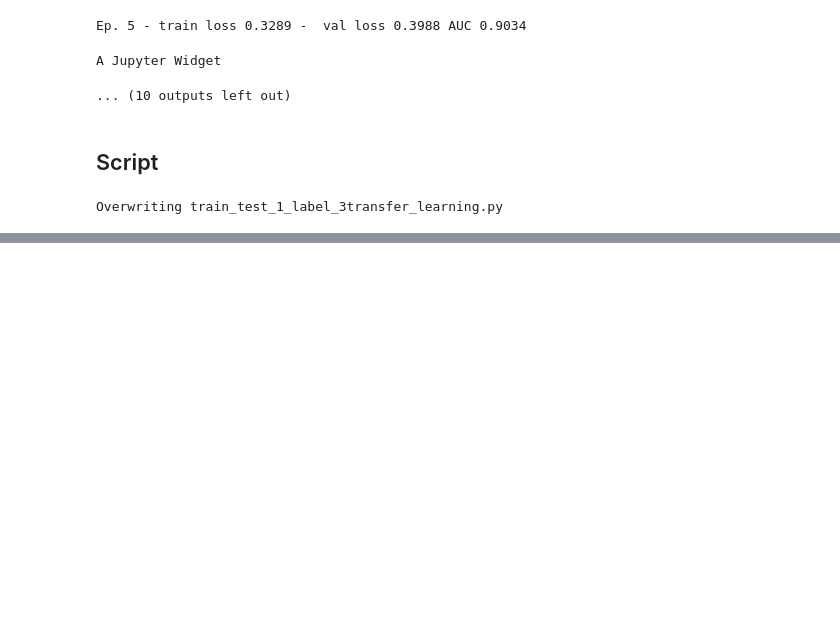
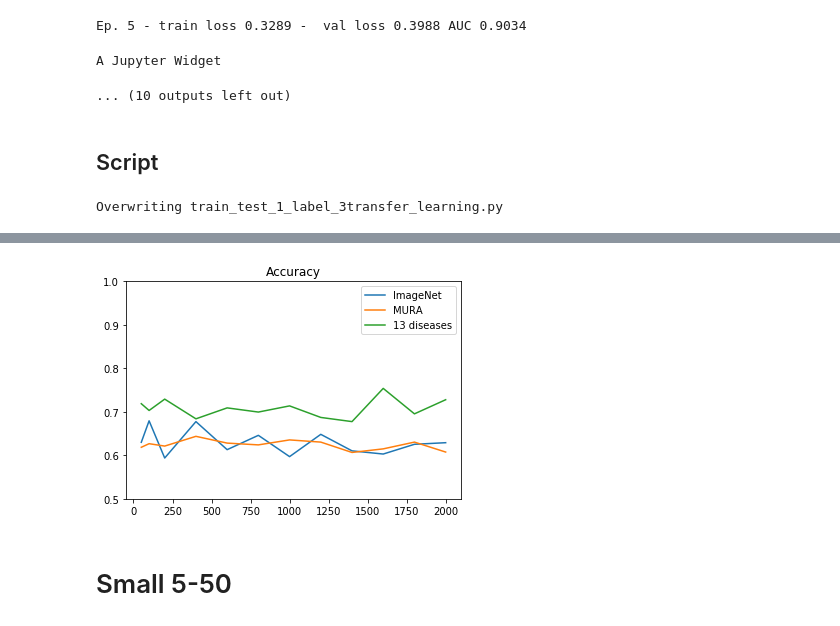
Before and after one commit to r0mer0m/DL-Medical-Images, a Jupyter notebook: 13-labels/pre-train 13 labels model.ipynb, the cells around one changed output, grey strips where cells are left out. Cells and saved outputs as stored; diff of their text form; code cells hidden in the pictures; blank space fills up the shorter version.

```diff
--- a/13-labels/pre-train 13 labels model.ipynb
+++ b/13-labels/pre-train 13 labels model.ipynb
@@ -999,0 +1074,12 @@ Overwriting train_test_1_label_3transfer_learning.py
+# %%
+plt.plot(x,imagenet['accuracy'], label="ImageNet")
+plt.plot(x,MURA['accuracy'], label="MURA")
+plt.plot(x,diseases13['accuracy'], label="13 diseases")
+plt.legend()
+plt.ylim(.5,1)
+plt.title('Accuracy')
+plt.show()
+# %% [output]
+[figure, added]
+# %% [markdown]
+# Small 5-50
```
Also changed, not shown: parts of 10 cells of this notebook, 2 other files.
